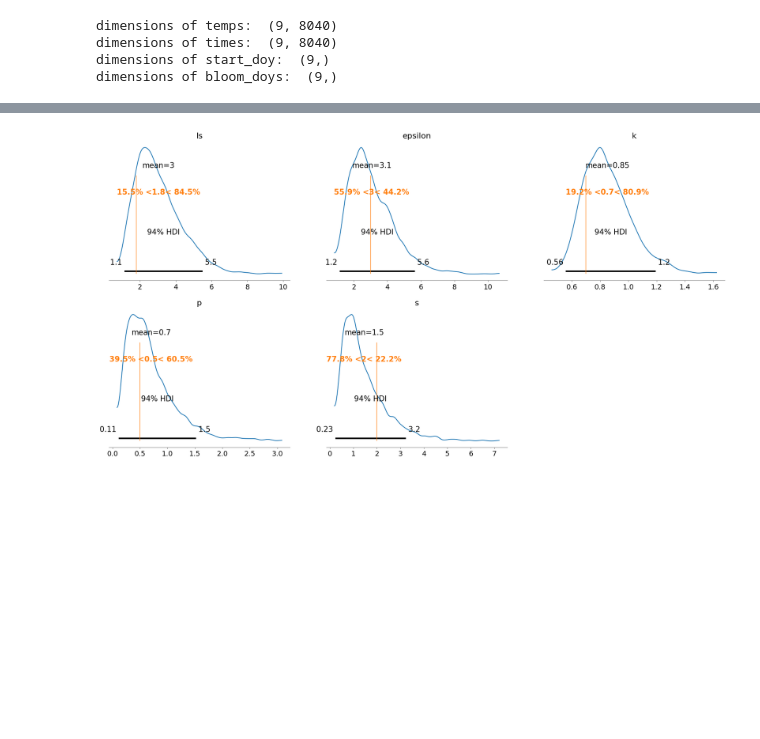
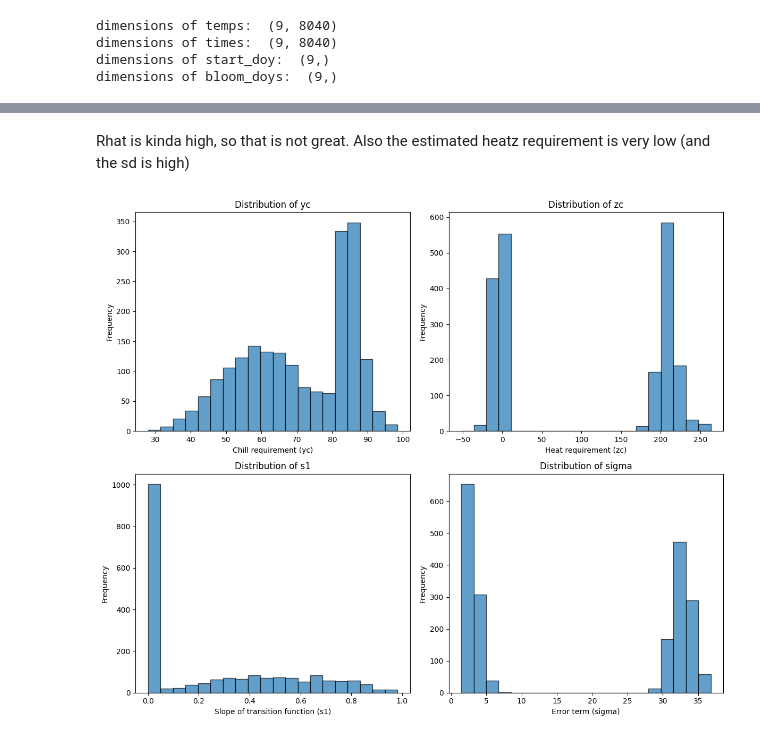
Before and after one commit to larscaspersen/phenoflex_meets_bayes, a Jupyter notebook: hybridmodel_phenoflex.ipynb, the cells around one changed output, grey strips where cells are left out. Saved outputs shown, nothing was run; the diff lists cells and outputs as text; code cells hidden in the pictures; blank space fills up the shorter version.

Commit message:
mcmc now runs

```diff
--- a/hybridmodel_phenoflex.ipynb
+++ b/hybridmodel_phenoflex.ipynb
@@ -275,9 +275,16 @@ def _p2z_jax(T, Tu, Delta):
     return jnp.exp(-((T - Tu) / (2 * Delta)) ** 2)
 
 def _pfcn_jax(T, Tf, slope):
-    x = slope * Tf * (T - Tf) / T
+   # Guard against T=0 (occurs at season start when y_prev=0)
+    T_safe = jnp.where(T == 0.0, 1.0, T)  # safe value for division; masked out below
+    x = slope * Tf * (T_safe - Tf) / T_safe
     sr = jnp.exp(jnp.clip(x, -20, 17))
-    return jnp.where(x >= 17, 1.0, jnp.where(x <= -20, 0.0, sr / (1 + sr)))
+    result = jnp.where(x >= 17, 1.0, jnp.where(x <= -20, 0.0, sr / (1 + sr)))
+    return jnp.where(T == 0.0, 0.0, result)  # when y=0, no forcing
+
+    #x = slope * Tf * (T - Tf) / T
+    #sr = jnp.exp(jnp.clip(x, -20, 17))
+    #return jnp.where(x >= 17, 1.0, jnp.where(x <= -20, 0.0, sr / (1 + sr)))
 
 # ── Soft bloom-date estimator ─────────────────────────────────────────────────
 
@@ -1078,12 +957,50 @@ MCMC elapsed time: 21.62435293197632
-# %%
-# Plot posterior estimates
-az.plot_posterior(az_mcmc,
-            ref_val=[
-                true_Is,
-                true_epsilon,
-                true_k,
-                true_p,
-                true_s
-            ]);
-# %% [output]
-[figure, removed]
+# %% [markdown]
+Rhat is kinda high, so that is not great. Also the estimated heatz requirement is very low (and the sd is high)
+# %%
+flat_yc = mcmc_samples_phenoflex['yc'].flatten()
+flat_zc = mcmc_samples_phenoflex['zc'].flatten()
+flat_s1 = mcmc_samples_phenoflex['s1'].flatten()
+flat_sigma = mcmc_samples_phenoflex['sigma'].flatten()
+
+#plt.figure(figsize=(10, 6))
+#plt.hist(flat_differences, bins=20, edgecolor='black', alpha=0.7)
+#plt.title('Histogram of Prediction Errors (Predicted - Observed Bloom DOY)')
+#plt.xlabel('Prediction Error (days)')
+#plt.ylabel('Frequency')
+#plt.grid(axis='y', alpha=0.75)
+#plt.axvline(jnp.mean(flat_differences), color='red', linestyle='dashed', linewidth=1, label=f'Mean Error: {jnp.mean(flat_differences):.2f}')
+#plt.axvline(0, color='black', linestyle='dashed', linewidth=1, label = 'Perfect agreement')
+#plt.legend()
+#plt.show()
+
+
+fig, axes = plt.subplots(2, 2, figsize=(12, 10)) # Increased figsize for better visibility
+
+# First plot (yc)
+axes[0, 0].hist(flat_yc, bins=20, edgecolor='black', alpha=0.7)
+axes[0, 0].set_xlabel('Chill requirement (yc)')
+axes[0, 0].set_ylabel('Frequency')
+axes[0, 0].set_title('Distribution of yc')
+
+# Second plot (zc)
+axes[0, 1].hist(flat_zc, bins=20, edgecolor='black', alpha=0.7)
+axes[0, 1].set_xlabel('Heat requirement (zc)')
+axes[0, 1].set_ylabel('Frequency')
+axes[0, 1].set_title('Distribution of zc')
+
+# Third plot (s1)
+axes[1, 0].hist(flat_s1, bins=20, edgecolor='black', alpha=0.7)
+axes[1, 0].set_xlabel('Slope of transition function (s1)')
+axes[1, 0].set_ylabel('Frequency')
+axes[1, 0].set_title('Distribution of s1')
+
+# Fourth plot (sigma)
+axes[1, 1].hist(flat_sigma, bins=20, edgecolor='black', alpha=0.7)
+axes[1, 1].set_xlabel('Error term (sigma)')
+axes[1, 1].set_ylabel('Frequency')
+axes[1, 1].set_title('Distribution of sigma')
+
+plt.tight_layout()
+plt.show()
+# %% [output]
+[figure, added]
```
Also changed, not shown: parts of 16 cells of this notebook.
